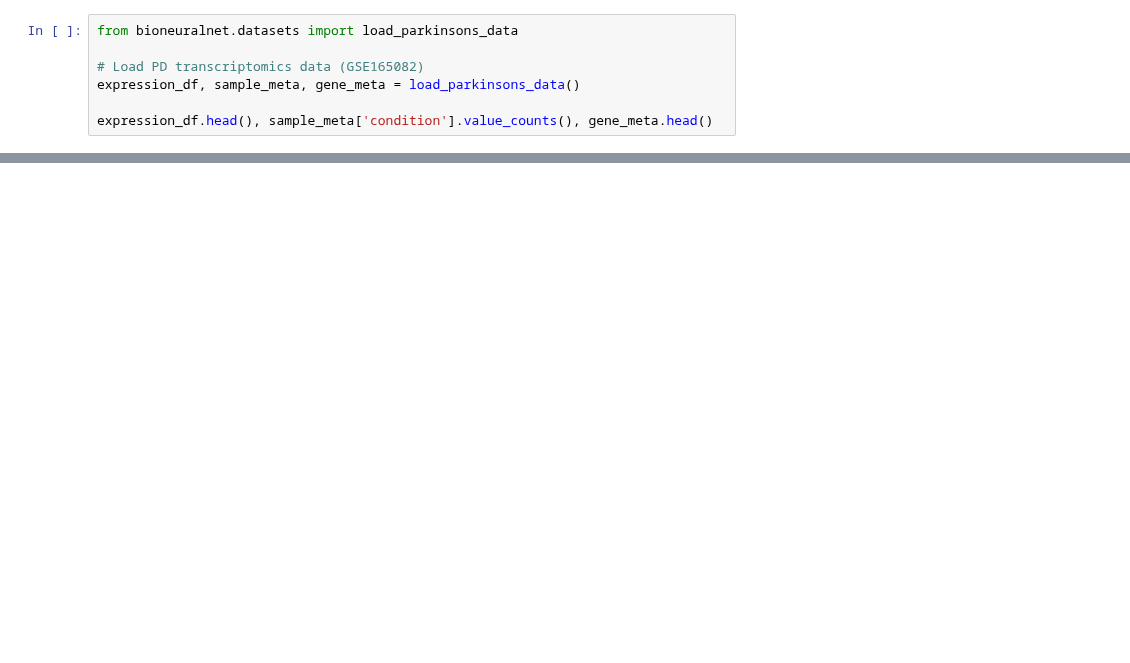
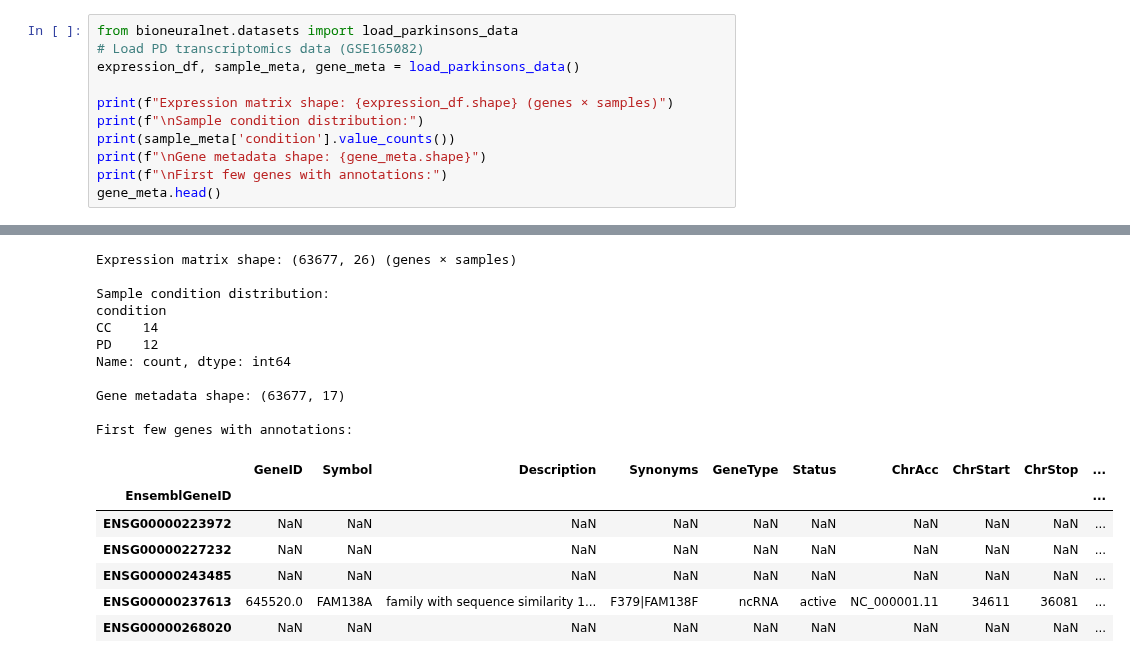
Before and after one commit to UCD-BDLab/BioNeuralNet, a Jupyter notebook: PD-Notebooks/PD.ipynb, the cells around one changed output, grey strips where cells are left out. Drawn from its saved outputs; the diff is of its cells as text; blank space fills up the shorter version.

```diff
--- a/PD-Notebooks/PD.ipynb
+++ b/PD-Notebooks/PD.ipynb
@@ -1,7 +20,12 @@
 # %%
 from bioneuralnet.datasets import load_parkinsons_data
-
 # Load PD transcriptomics data (GSE165082)
 expression_df, sample_meta, gene_meta = load_parkinsons_data()
 
-expression_df.head(), sample_meta['condition'].value_counts(), gene_meta.head()
+print(f"Expression matrix shape: {expression_df.shape} (genes × samples)")
+print(f"\nSample condition distribution:")
+print(sample_meta['condition'].value_counts())
+print(f"\nGene metadata shape: {gene_meta.shape}")
+print(f"\nFirst few genes with annotations:")
+gene_meta.head()
+# %% [output]
@@ -7,0 +39,18 @@ expression_df.head(), sample_meta['condition'].value_counts(), gene_meta.head()
+Expression matrix shape: (63677, 26) (genes × samples)
+
+Sample condition distribution:
+condition
+CC    14
+PD    12
+Name: count, dtype: int64
+
+Gene metadata shape: (63677, 17)
+
+First few genes with annotations:
+|  | GeneID | Symbol | Description | Synonyms | GeneType | Status | ChrAcc | ChrStart | ChrStop | ... |
+| EnsemblGeneID |  |  |  |  |  |  |  |  |  | ... |
+| ENSG00000223972 | NaN | NaN | NaN | NaN | NaN | NaN | NaN | NaN | NaN | ... |
+| ENSG00000227232 | NaN | NaN | NaN | NaN | NaN | NaN | NaN | NaN | NaN | ... |
+| ENSG00000243485 | NaN | NaN | NaN | NaN | NaN | NaN | NaN | NaN | NaN | ... |
+| ENSG00000237613 | 645520.0 | FAM138A | family with sequence similarity 1... | F379|FAM138F | ncRNA | active | NC_000001.11 | 34611 | 36081 | ... |
+| ENSG00000268020 | NaN | NaN | NaN | NaN | NaN | NaN | NaN | NaN | NaN | ... |
```
Also changed, not shown: parts of 8 cells of this notebook, 11 other files.
